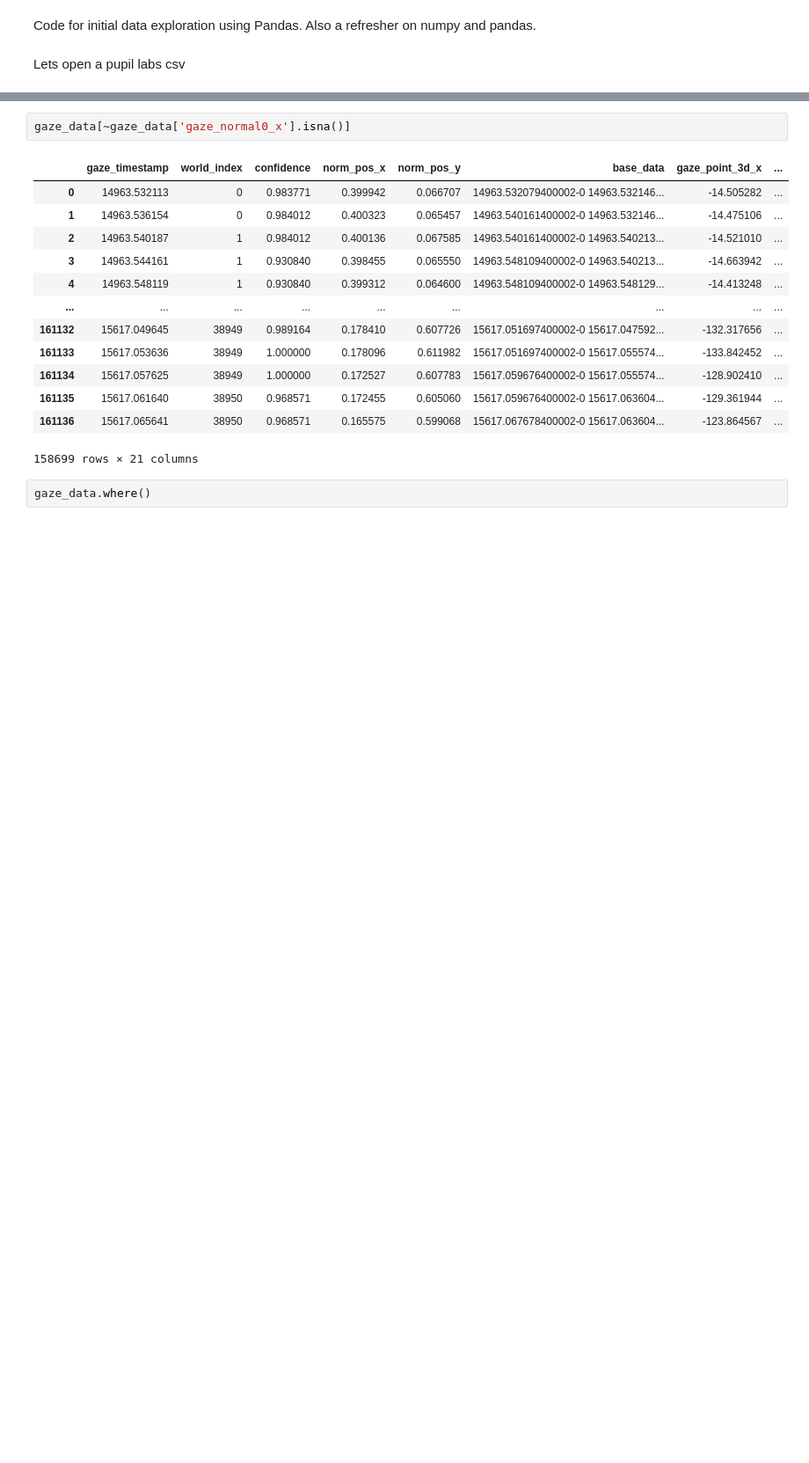
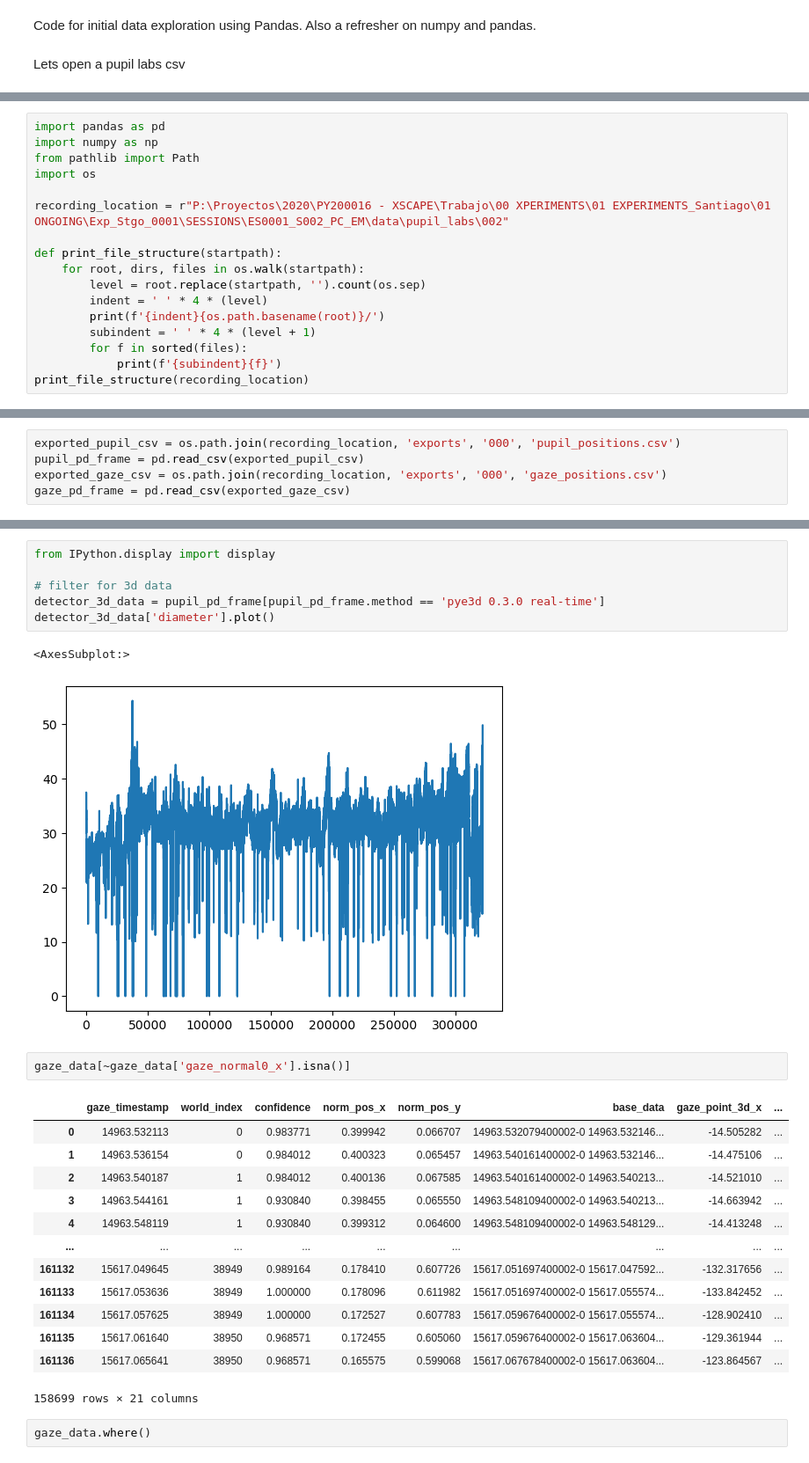
Before and after one commit to Rockyneuron/pupil_labs_analysis, a Jupyter notebook: analysis/data_exploration.ipynb, the cells around one changed output, grey strips where cells are left out. Shown: that part at 88% size. Saved outputs shown, nothing was run; the diff lists cells and outputs as text; blank space fills up the shorter version.

```diff
--- a/analysis/data_exploration.ipynb
+++ b/analysis/data_exploration.ipynb
@@ -12,0 +5,17 @@ surface_data=pd.read_csv(Path(r"P:\Proyectos\2020\PY200016 - XSCAPE\Trabajo\00 X
+# %%
+import pandas as pd
+import numpy as np
+from pathlib import Path
+import os
+
+recording_location = r"P:\Proyectos\2020\PY200016 - XSCAPE\Trabajo\00 XPERIMENTS\01 EXPERIMENTS_Santiago\01 ONGOING\Exp_Stgo_0001\SESSIONS\ES0001_S002_PC_EM\data\pupil_labs\002"
+
+def print_file_structure(startpath):
+    for root, dirs, files in os.walk(startpath):
+        level = root.replace(startpath, '').count(os.sep)
+        indent = ' ' * 4 * (level)
+        print(f'{indent}{os.path.basename(root)}/')
+        subindent = ' ' * 4 * (level + 1)
+        for f in sorted(files):
+            print(f'{subindent}{f}')
+print_file_structure(recording_location)
@@ -12,0 +40,5 @@ surface_data=pd.read_csv(Path(r"P:\Proyectos\2020\PY200016 - XSCAPE\Trabajo\00 X
+# %%
+exported_pupil_csv = os.path.join(recording_location, 'exports', '000', 'pupil_positions.csv')
+pupil_pd_frame = pd.read_csv(exported_pupil_csv)
+exported_gaze_csv = os.path.join(recording_location, 'exports', '000', 'gaze_positions.csv')
+gaze_pd_frame = pd.read_csv(exported_gaze_csv)
@@ -20,6 +72,15 @@ pupil_data.head()
 | 3 | 14963.532146 | 0 | 1 | 1.000000 | 0.305221 | 0.387696 | 36.252590 | pye3d 0.3.0 real-time | ... |
 | 4 | 14963.540161 | 1 | 0 | 0.968023 | 0.385050 | 0.601268 | 32.357941 | pye3d 0.3.0 real-time | ... |
 5 rows × 34 columns
+# %%
+from IPython.display import display
+
+# filter for 3d data
+detector_3d_data = pupil_pd_frame[pupil_pd_frame.method == 'pye3d 0.3.0 real-time']
+detector_3d_data['diameter'].plot()
+# %% [output]
+<AxesSubplot:>
+[figure, added]
 # %%
 gaze_data[~gaze_data['gaze_normal0_x'].isna()]
 # %% [output]
```
Also changed, not shown: parts of 7 cells of this notebook, 1 other file.
